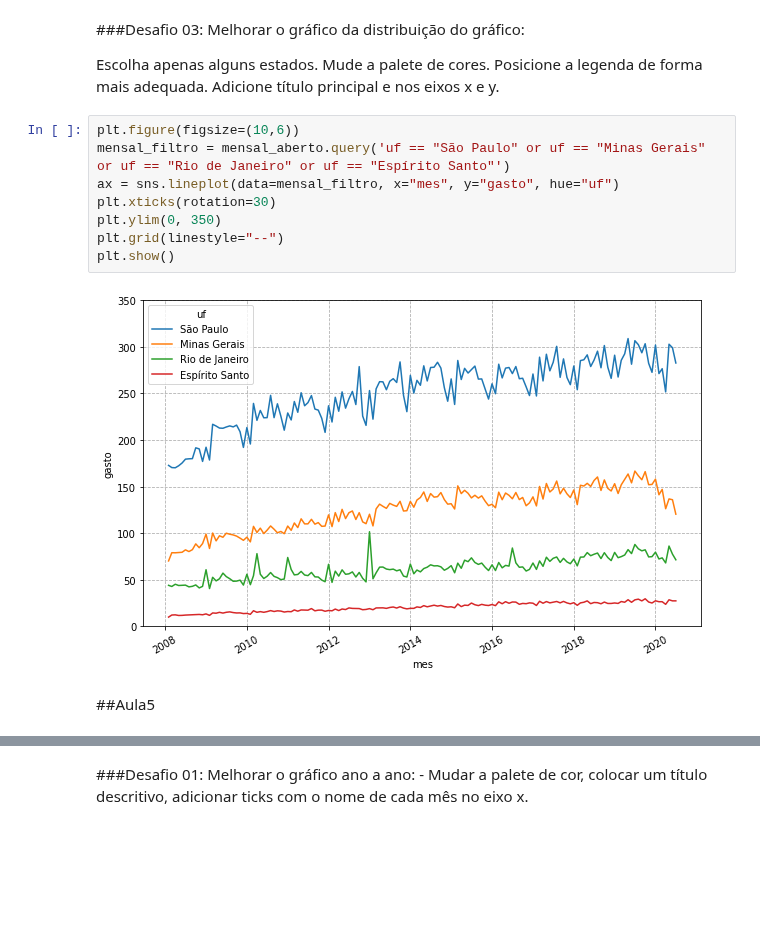
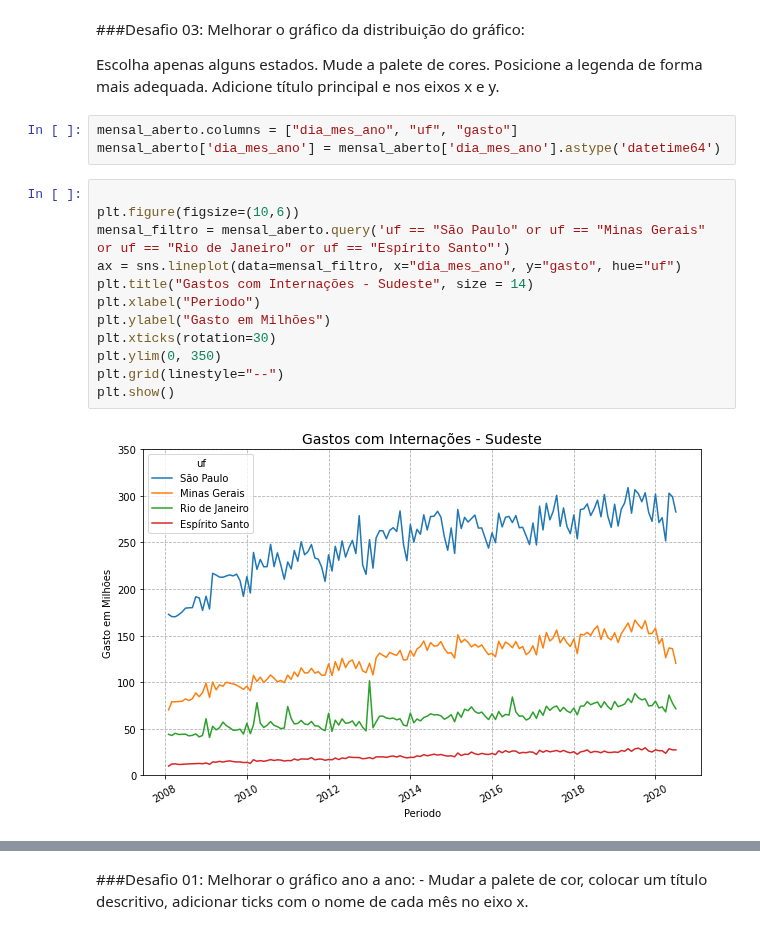
Before and after one commit to rabastos44/Bootcamp-Data-Science-Alura, a Jupyter notebook: Desafios_Modulo_2.ipynb, the cells around one changed output, grey strips where cells are left out. Cells and saved outputs as stored; diff of their text form; blank space fills up the shorter version.

```diff
--- a/Desafios_Modulo_2.ipynb
+++ b/Desafios_Modulo_2.ipynb
@@ -339,15 +341,20 @@ Escolha apenas alguns estados.
 Mude a palete de cores.
 Posicione a legenda de forma mais adequada.
 Adicione título principal e nos eixos x e y.
+# %%
+mensal_aberto.columns = ["dia_mes_ano", "uf", "gasto"]
+mensal_aberto['dia_mes_ano'] = mensal_aberto['dia_mes_ano'].astype('datetime64')
 # %%
+
 plt.figure(figsize=(10,6))
 mensal_filtro = mensal_aberto.query('uf == "São Paulo" or uf == "Minas Gerais" or uf == "Rio de Janeiro" or uf == "Espírito Santo"')
-ax = sns.lineplot(data=mensal_filtro, x="mes", y="gasto", hue="uf")
+ax = sns.lineplot(data=mensal_filtro, x="dia_mes_ano", y="gasto", hue="uf")
+plt.title("Gastos com Internações - Sudeste", size = 14)
+plt.xlabel("Periodo")
+plt.ylabel("Gasto em Milhões")
 plt.xticks(rotation=30)
 plt.ylim(0, 350)
 plt.grid(linestyle="--")
 plt.show()
 # %% [output]
-[figure, old version]
+[figure, new version]
-# %% [markdown]
-##Aula5
```
Also changed, not shown: parts of 16 cells of this notebook.
